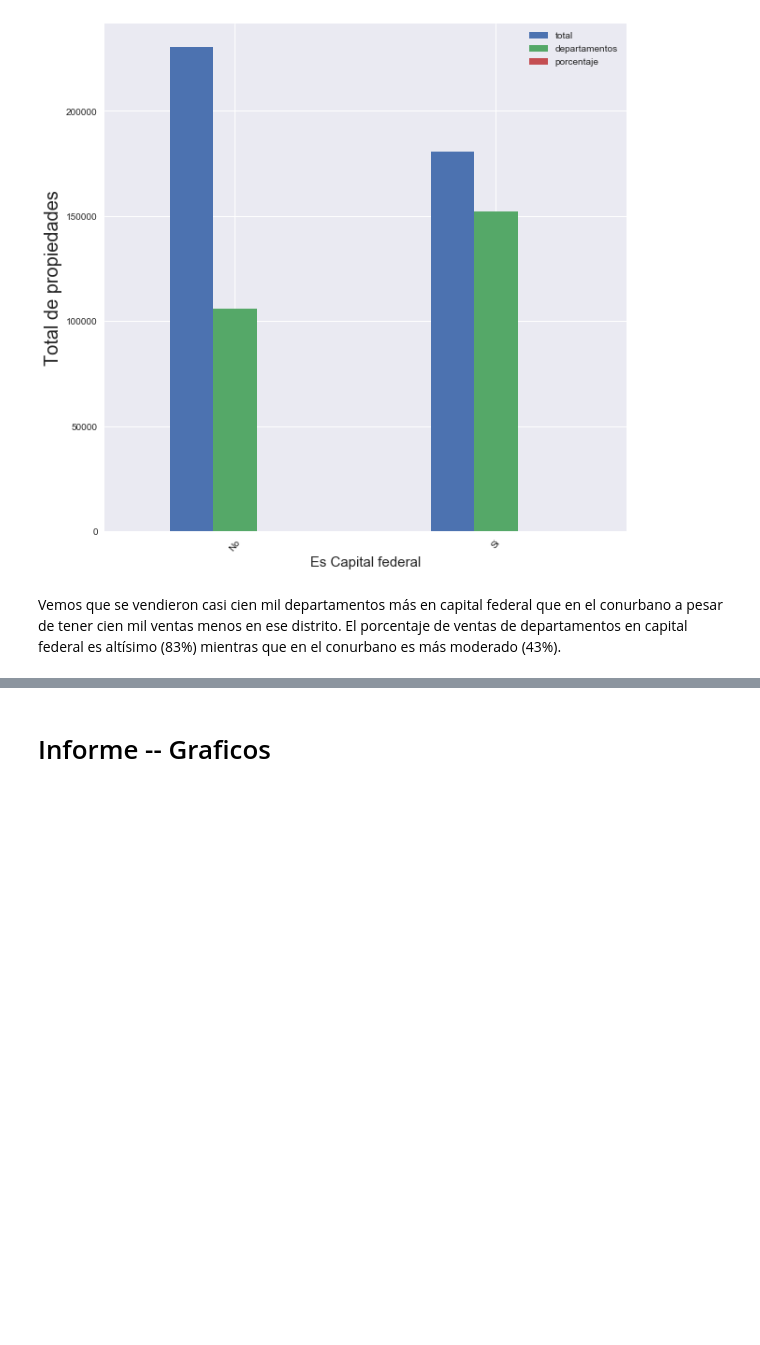
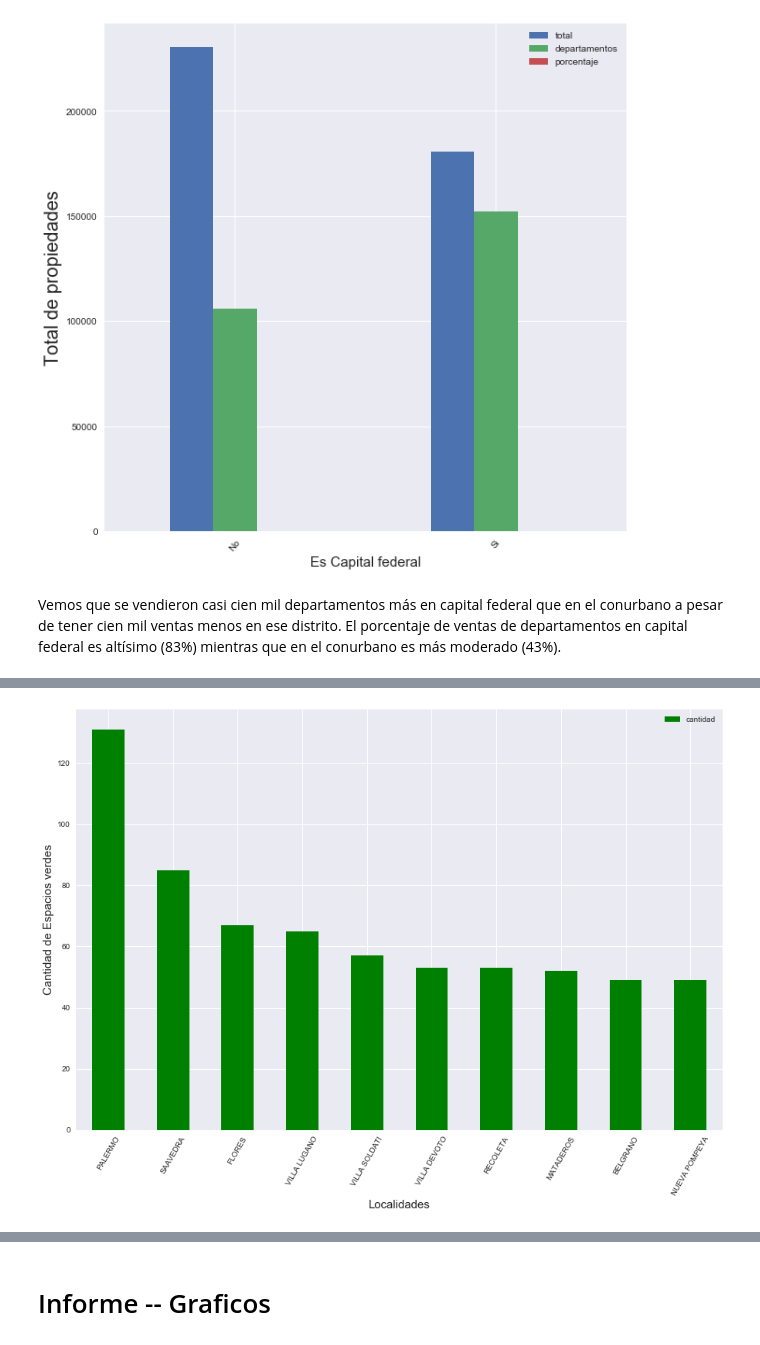
Before and after one commit to NicoGallegos/tpdatos, a Jupyter notebook: TP 1 - Definitiva - Reentrega.ipynb, the cells around one changed output, grey strips where cells are left out. Saved outputs shown, nothing was run; the diff lists cells and outputs as text; code cells hidden in the pictures; blank space fills up the shorter version.

```diff
--- a/TP 1 - Definitiva - Reentrega.ipynb
+++ b/TP 1 - Definitiva - Reentrega.ipynb
@@ -1755,0 +1759,15 @@ Vemos que se vendieron casi cien mil departamentos más en capital federal que e
+# %%
+espaciosVerdes = pd.read_csv('resources/espacios-verdes-catastrales.csv')
+espaciosVerdes['cantidad'] = 1
+
+espaciosVerdes = espaciosVerdes[espaciosVerdes['TIPO_EV'] != 'ESPACIO TRIANGULAR, ISLETA CANALIZADORA DE TRANSITO']
+espaciosVerdes = espaciosVerdes[espaciosVerdes['TIPO_EV'] != 'BORDE']
+espaciosVerdes = espaciosVerdes[espaciosVerdes['TIPO_EV'] != 'ROTONDA']
+espaciosVerdes = espaciosVerdes[pd.isnull(espaciosVerdes['TIPO_EV']) != True]
+
+
+espaciosVerdesByBarrio = espaciosVerdes.groupby('BARRIO').sum().reset_index()
+
+espaciosVerdesByBarrioFiltered = espaciosVerdesByBarrio[['BARRIO', 'cantidad']]
+espaciosVerdesByBarrioFiltered = espaciosVerdesByBarrioFiltered.sort_values(by='cantidad', ascending=False)
+espaciosVerdesByBarrioFiltered.head(10)
@@ -1755,0 +1786,7 @@ Vemos que se vendieron casi cien mil departamentos más en capital federal que e
+# %%
+espaciosVerdesByBarrioFiltered.set_index('BARRIO').head(10).plot(kind="bar", stacked=True , rot=60, figsize=(15,10), color='green')
+
+plt.xlabel('Localidades', fontsize=15);
+plt.ylabel('Cantidad de Espacios verdes', fontsize=15);
+# %% [output]
+[figure, added]
```
Also changed, not shown: parts of 37 cells of this notebook.
